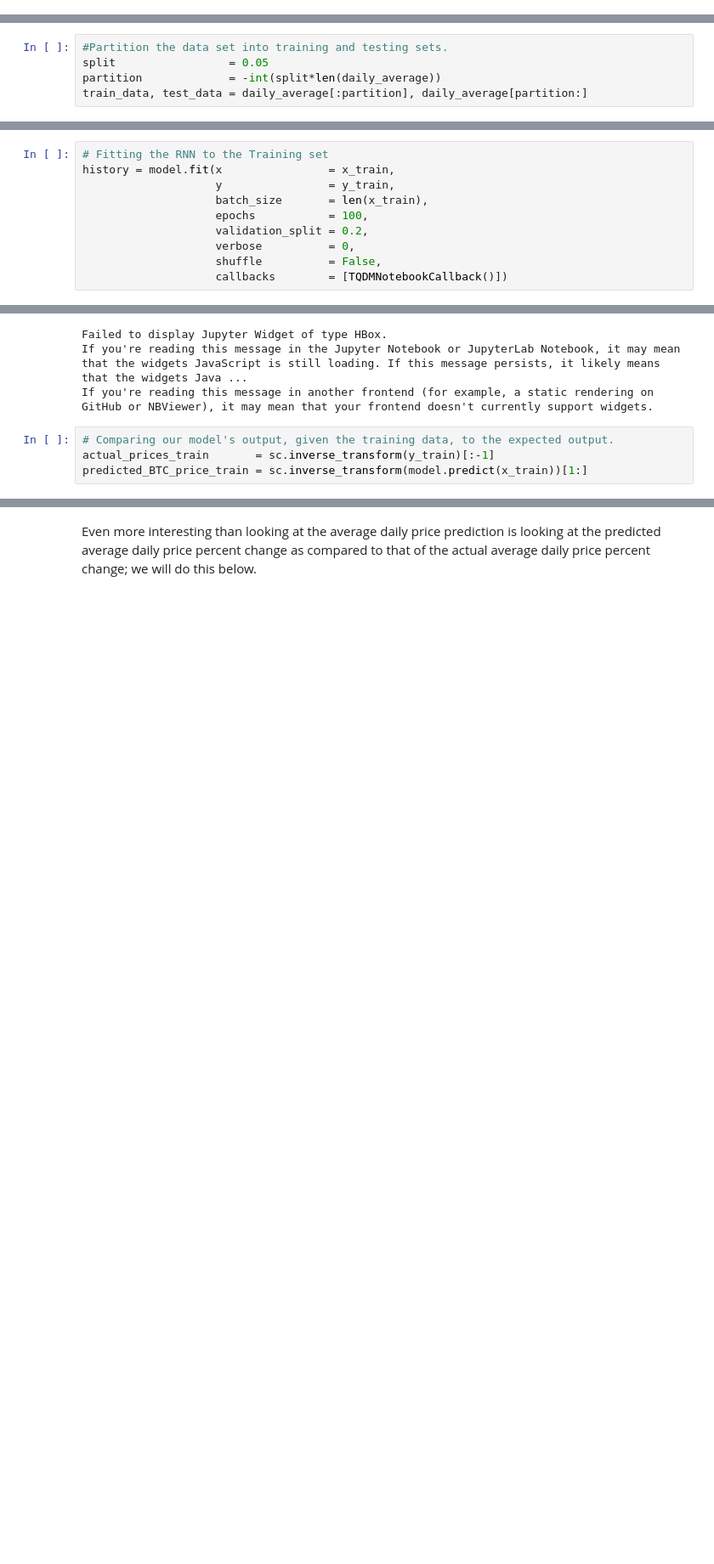
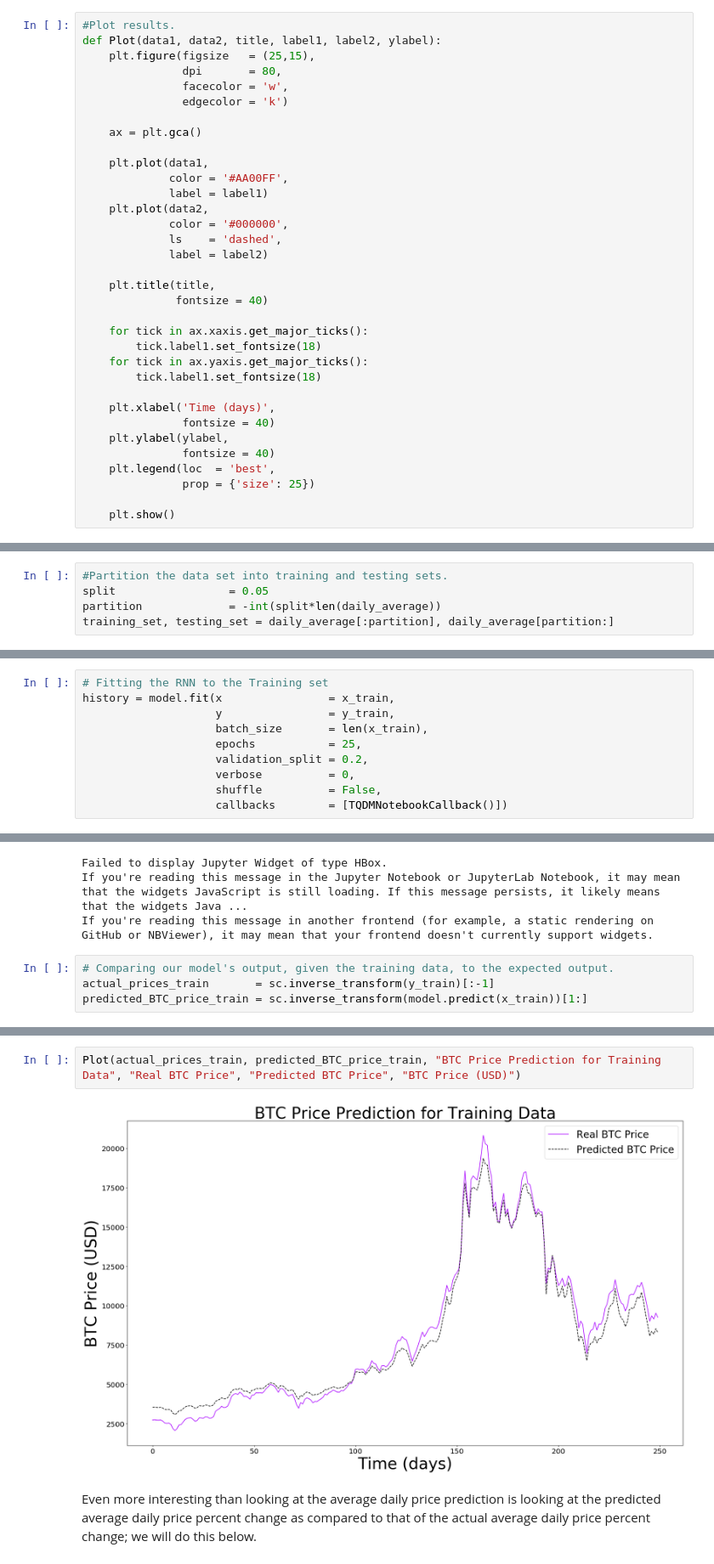
Before and after one commit to CSCI4850/S18-team2-project, a Jupyter notebook: model/RNN_Proof_of_Concept.ipynb, the cells around one changed output, grey strips where cells are left out. Shown at 85% size. Cells and saved outputs as stored; diff of their text form; blank space fills up the shorter version.

```diff
--- a/model/RNN_Proof_of_Concept.ipynb
+++ b/model/RNN_Proof_of_Concept.ipynb
@@ -16,6 +16,40 @@ from keras.utils.vis_utils import model_to_dot
 %matplotlib inline
 # %% [output]
 Using TensorFlow backend.
+# %%
+#Plot results.
+def Plot(data1, data2, title, label1, label2, ylabel):
+    plt.figure(figsize   = (25,15),
+               dpi       = 80,
+               facecolor = 'w',
+               edgecolor = 'k')
+
+    ax = plt.gca()
+
+    plt.plot(data1,
+             color = '#AA00FF',
+             label = label1)
+    plt.plot(data2,
+             color = '#000000',
+             ls    = 'dashed',
+             label = label2)
+
+    plt.title(title,
+              fontsize = 40)
+
+    for tick in ax.xaxis.get_major_ticks():
+        tick.label1.set_fontsize(18)
+    for tick in ax.yaxis.get_major_ticks():
+        tick.label1.set_fontsize(18)
+
+    plt.xlabel('Time (days)',
+               fontsize = 40)
+    plt.ylabel(ylabel,
+               fontsize = 40)
+    plt.legend(loc  = 'best',
+               prop = {'size': 25})
+
+    plt.show()
 # %%
 # Currency conversion.
 Yen_To_USD = lambda p: p*0.0094
@@ -33,7 +70,7 @@ daily_average = [df.groupby('date')['Weighted_Price'].mean().apply(Yen_To_USD),
 #Partition the data set into training and testing sets.
 split                 = 0.05
 partition             = -int(split*len(daily_average))
-train_data, test_data = daily_average[:partition], daily_average[partition:]
+training_set, testing_set = daily_average[:partition], daily_average[partition:]
 # %% [markdown]
 We will now perform min-max scaling on the training data and then construct an LSTM network to make predictions for the remainder of our data. After this, we will compare our model's predicted price values to that of the testing data set.
 # %%
@@ -85,7 +119,7 @@ SVG(model_to_dot(model).create(prog='dot', format='svg'))
 history = model.fit(x                = x_train,
                     y                = y_train,
                     batch_size       = len(x_train),
-                    epochs           = 100,
+                    epochs           = 25,
                     validation_split = 0.2,
                     verbose          = 0,
                     shuffle          = False,
@@ -139,2 +138,6 @@ plt.show()
+# %%
+Plot(actual_prices_train, predicted_BTC_price_train, "BTC Price Prediction for Training Data", "Real BTC Price", "Predicted BTC Price", "BTC Price (USD)")
+# %% [output]
+[figure, added]
 # %% [markdown]
 Even more interesting than looking at the average daily price prediction is looking at the predicted average daily price percent change as compared to that of the actual average daily price percent change; we will do this below.
```
Also changed, not shown: parts of 14 cells of this notebook.
